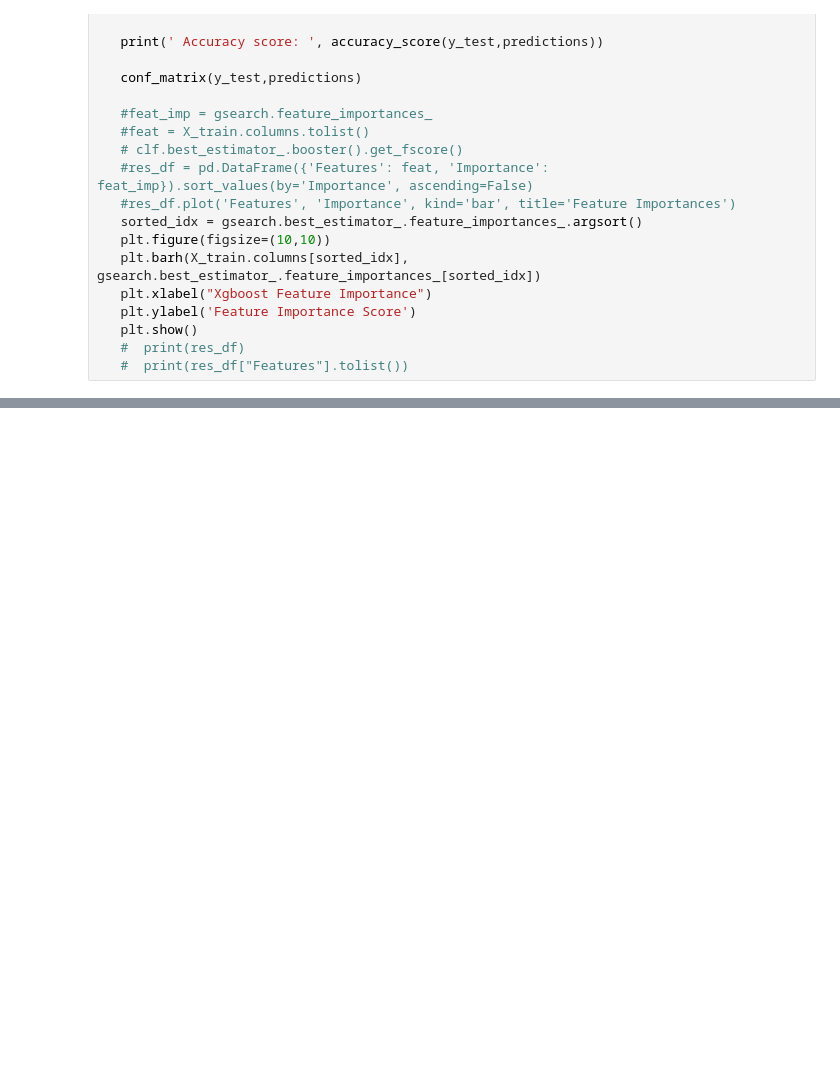
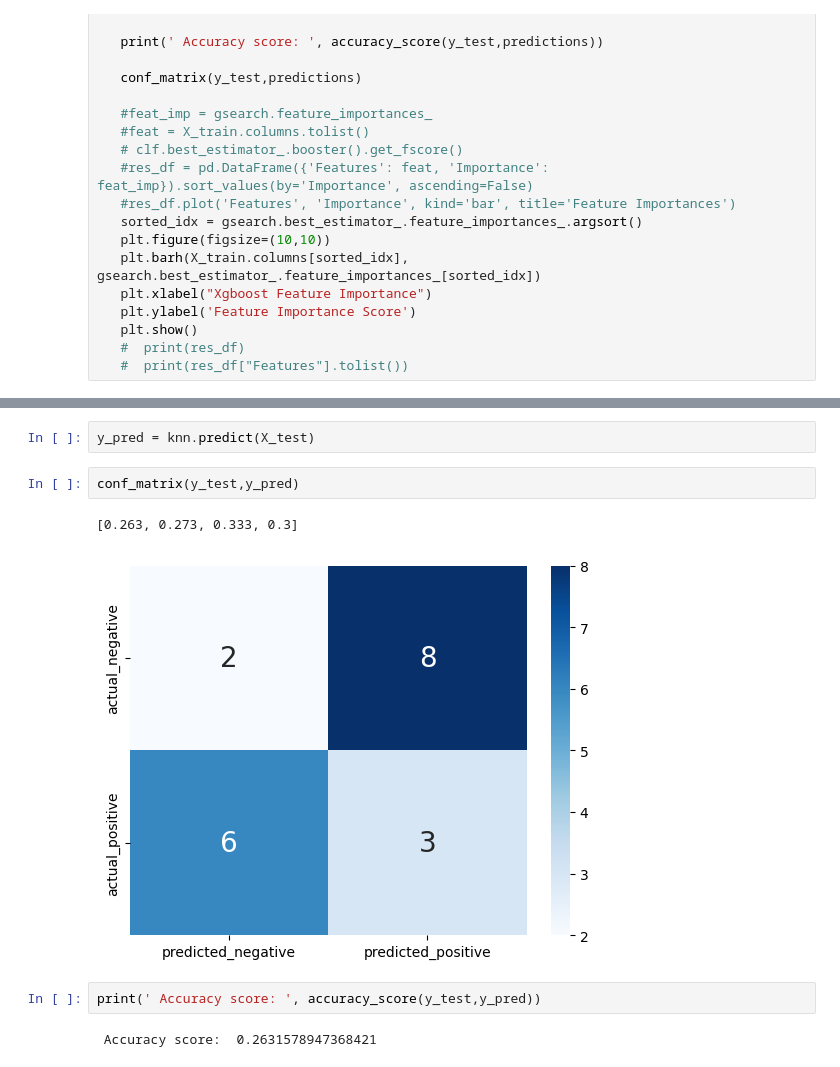
Before and after one commit to Mahdiazhari/zuQOKRxqAuyKhuae, a Jupyter notebook: analyze-customers.ipynb, the cells around one changed output, grey strips where cells are left out. Saved outputs shown, nothing was run; the diff lists cells and outputs as text; blank space fills up the shorter version.

```diff
--- a/analyze-customers.ipynb
+++ b/analyze-customers.ipynb
@@ -245,0 +282,11 @@ Total Time is:  0.05362991094589233
+# %%
+y_pred = knn.predict(X_test)
+# %%
+conf_matrix(y_test,y_pred)
+# %% [output]
+[0.263, 0.273, 0.333, 0.3]
+[figure, added]
+# %%
+print(' Accuracy score: ', accuracy_score(y_test,y_pred))
+# %% [output]
+ Accuracy score:  0.2631578947368421
```
Also changed, not shown: parts of 36 cells of this notebook, 1 other file.
